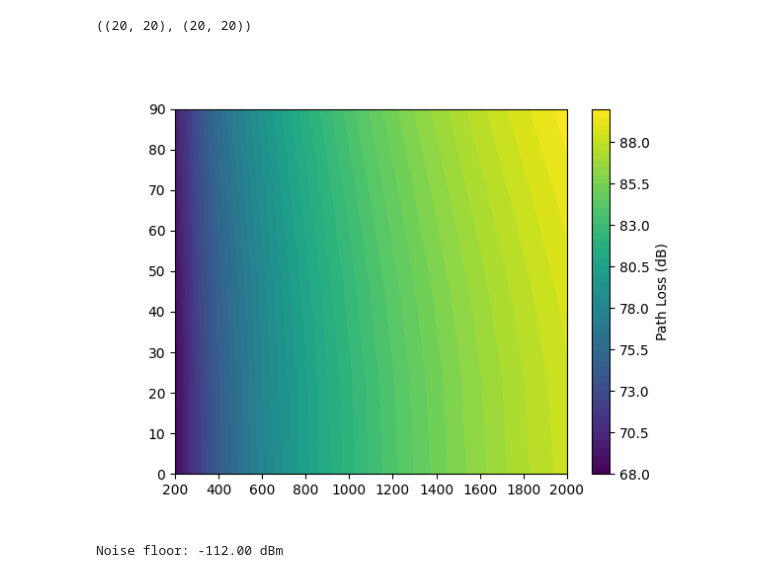
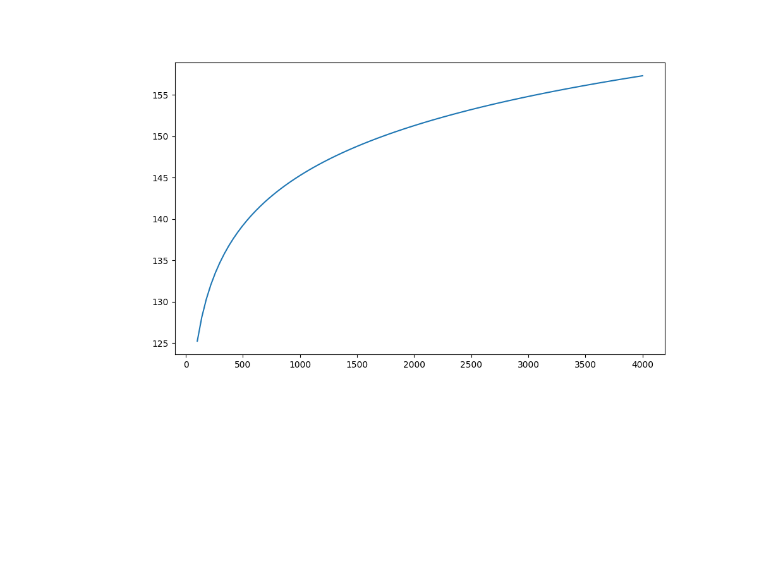
Before and after one commit to kamilix2003/sat-ant, a Jupyter notebook: link_budget.ipynb, the cells around one changed output. Cells and saved outputs as stored; diff of their text form; code cells hidden in the pictures; blank space fills up the shorter version.

```diff
--- a/link_budget.ipynb
+++ b/link_budget.ipynb
@@ -8,9 +8,4 @@ from scipy.constants import c
 # %%
-distance = np.linspace(200, 2000, 20)
-elevation = np.linspace(0, 90, 20)
-dist_elev_mesh = np.meshgrid(distance, elevation)
-dist_elev_mesh[0].shape, dist_elev_mesh[1].shape
+distance = np.linspace(100, 4000, 100) * 1e3
-# %% [output]
-((20, 20), (20, 20))
 # %%
 center_freq = 436.5e6
@@ -23,18 +13,13 @@ def antenna_pattern(angle):
 def fspl_db(d, f):
     fspl = 20 * np.log10(d) + 20 * np.log10(f) - 147.55
     return fspl
+# %%
+fspl = fspl_db(distance, center_freq)
 # %%
-loss_mesh = fspl_db(dist_elev_mesh[0], center_freq) - antenna_pattern(np.radians(dist_elev_mesh[1]))
-plt.figure()
-plt.contourf(dist_elev_mesh[0], dist_elev_mesh[1], loss_mesh, levels=50)
-plt.colorbar(label='Path Loss (dB)')
+fig = plt.figure(figsize=(10, 6))
+ax_fspl = plt.subplot(1, 1, 1)
+ax_fspl.plot(distance / 1e3, fspl, label='FSPL (dB)')
+
 plt.show()
 # %% [output]
-[figure, old version]
+[figure, new version]
-# %%
-noise_figure_db = 2
-
-noise_floor_dbm = -174 + 10 * np.log10(1e6) + noise_figure_db
-print(f"Noise floor: {noise_floor_dbm:.2f} dBm")
-# %% [output]
-Noise floor: -112.00 dBm
```
Also changed, not shown: parts of 8 cells of this notebook, 4 other files.
